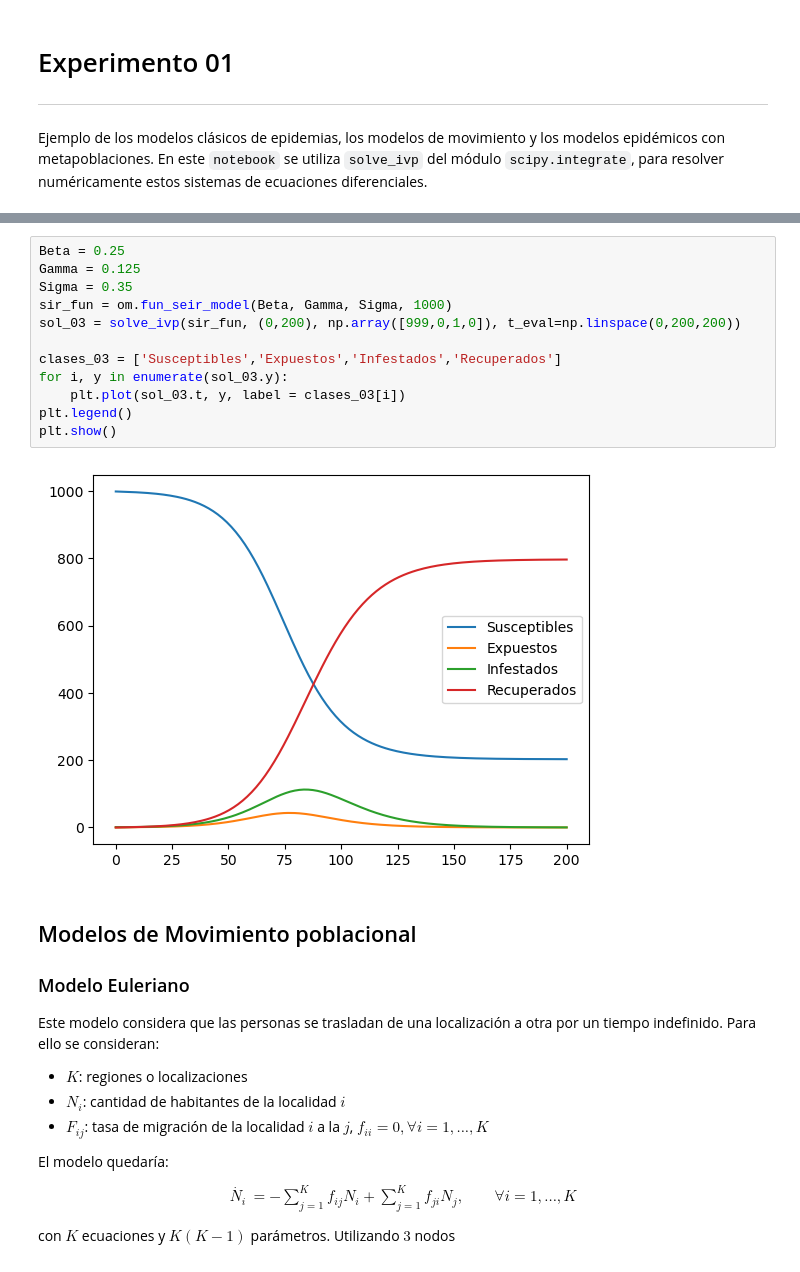
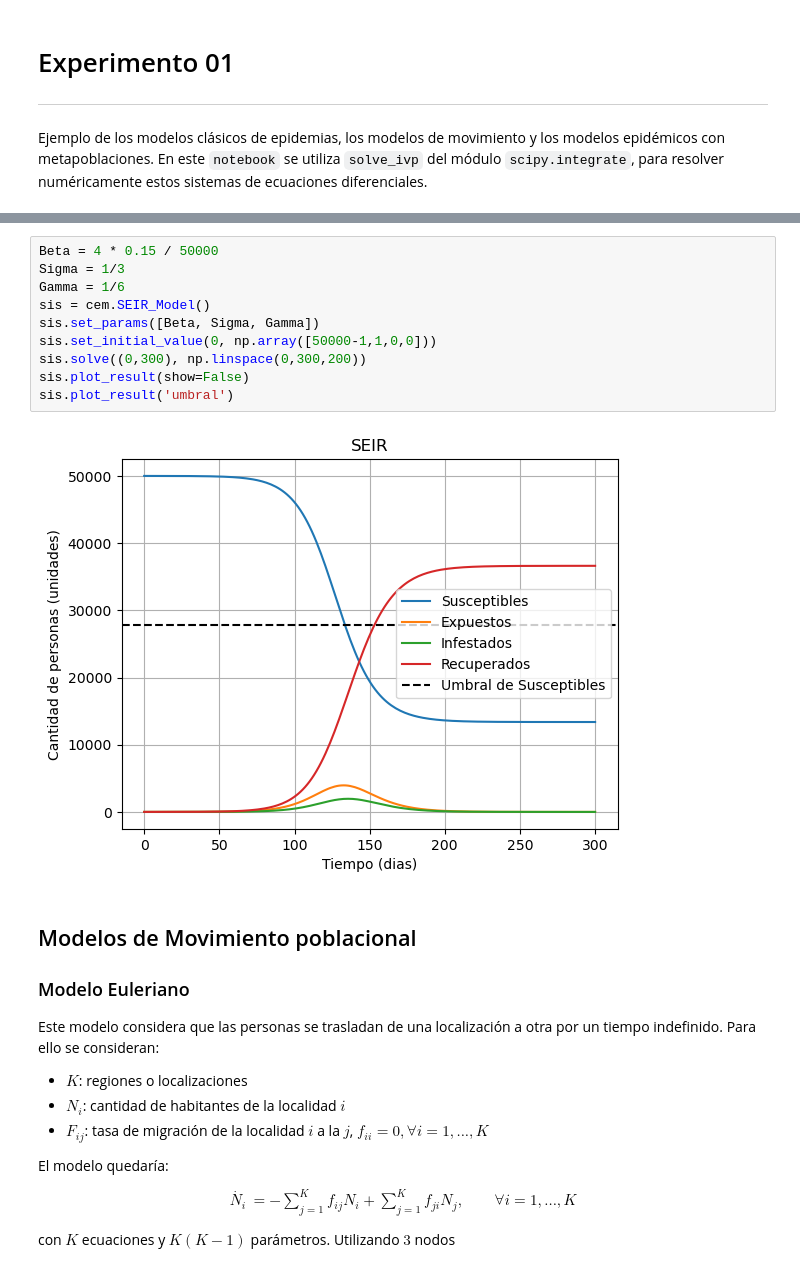
Before and after one commit to LazaroDGM/MetapopulationEpidemicModels, a Jupyter notebook: experiments/experiment_01/experiment_01.ipynb, the cells around one changed output, grey strips where cells are left out. Cells and saved outputs as stored; diff of their text form.

```diff
--- a/experiments/experiment_01/experiment_01.ipynb
+++ b/experiments/experiment_01/experiment_01.ipynb
@@ -87,17 +96,15 @@ Considerando los parámetros $\beta = 0.25$, $\gamma = 0.125$ y $\sigma = 0.35$,
-# %%
-Beta = 0.25
-Gamma = 0.125
-Sigma = 0.35
-sir_fun = om.fun_seir_model(Beta, Gamma, Sigma, 1000)
-sol_03 = solve_ivp(sir_fun, (0,200), np.array([999,0,1,0]), t_eval=np.linspace(0,200,200))
-
-clases_03 = ['Susceptibles','Expuestos','Infestados','Recuperados']
-for i, y in enumerate(sol_03.y):
-    plt.plot(sol_03.t, y, label = clases_03[i])
-plt.legend()
-plt.show()
-# %% [output]
-[figure, removed]
+# %%
+Beta = 4 * 0.15 / 50000
+Sigma = 1/3
+Gamma = 1/6
+sis = cem.SEIR_Model()
+sis.set_params([Beta, Sigma, Gamma])
+sis.set_initial_value(0, np.array([50000-1,1,0,0]))
+sis.solve((0,300), np.linspace(0,300,200))
+sis.plot_result(show=False)
+sis.plot_result('umbral')
+# %% [output]
+[figure, added]
 # %% [markdown]
 ## Modelos de Movimiento poblacional
 
```
Also changed, not shown: parts of 18 cells of this notebook, 1 other file.
